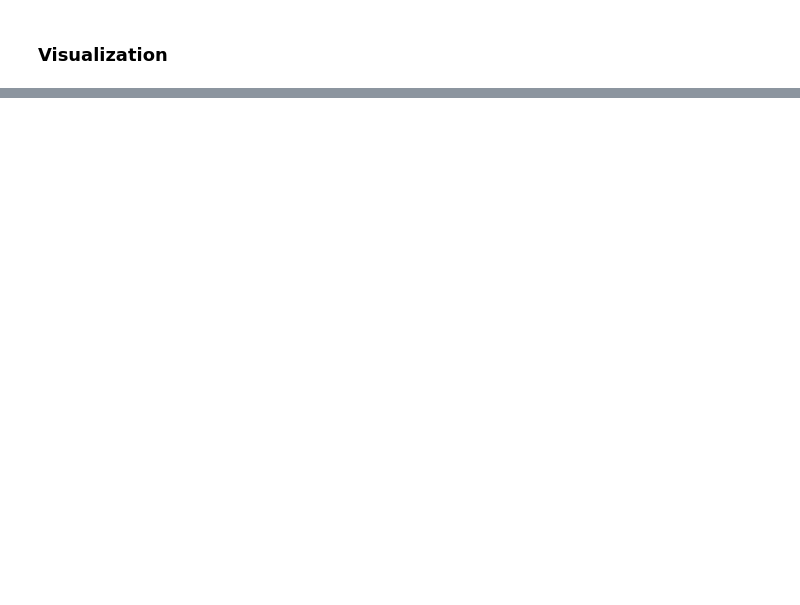
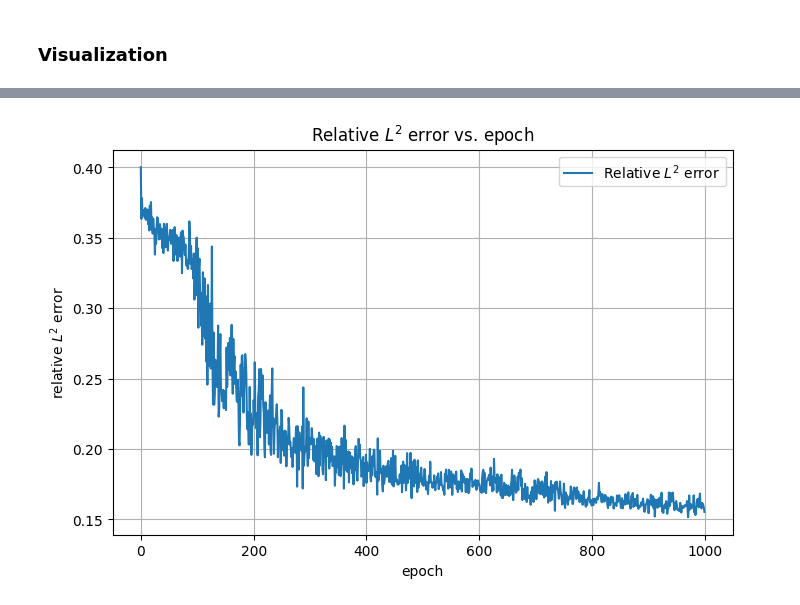
Before and after one commit to Manuel-Bryan-Arsenio/ED140023-Deep-Learning-for-PDEs-Project, a Jupyter notebook: Problem_B.ipynb, the cells around one changed output, grey strips where cells are left out. Drawn from its saved outputs; the diff is of its cells as text; code cells hidden in the pictures; blank space fills up the shorter version.

```diff
--- a/Problem_B.ipynb
+++ b/Problem_B.ipynb
@@ -226,2 +484,19 @@ Size of mu field: torch.Size([128, 128])
 # %% [markdown]
 ### Training
+# %%
+# Create a Data Loader for Batch Training
+
+class MyDataset(Dataset):
+
+    def __init__(self, x, mu):
+        self.x = x
+        self.mu = mu.reshape(-1, 1)
+
+    def __getitem__(self, index):
+        return self.x[index], self.mu[index]
+
+    def __len__(self):
+        return self.x.shape[0]
+
+
+dataLoader = DataLoader(MyDataset(x_in, mu_field), batch_size=1000, shuffle=True)
@@ -229,0 +748,15 @@ Size of mu field: torch.Size([128, 128])
+# %%
+# -----------------------------
+# Error vs. epoch
+# -----------------------------
+
+plt.figure(figsize=(8, 5))
+plt.plot(error_list, label=r'Relative $L^2$ error')
+plt.xlabel('epoch')
+plt.ylabel(r'relative $L^2$ error')
+plt.title(r'Relative $L^2$ error vs. epoch')
+plt.legend()
+plt.grid(True)
+plt.show()
+# %% [output]
+[figure, added]
```
Also changed, not shown: parts of 10 cells of this notebook.
